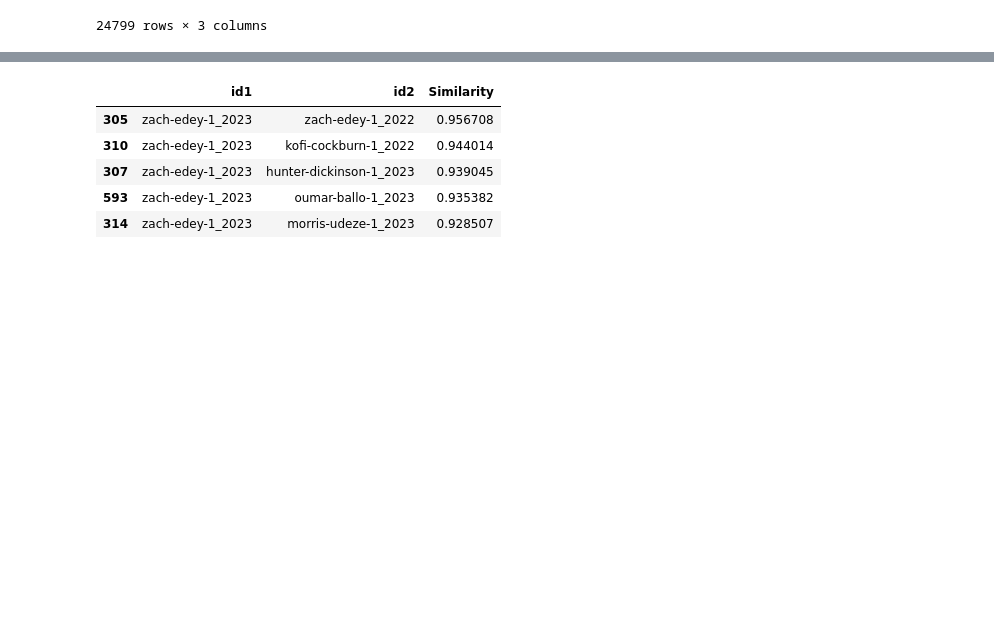
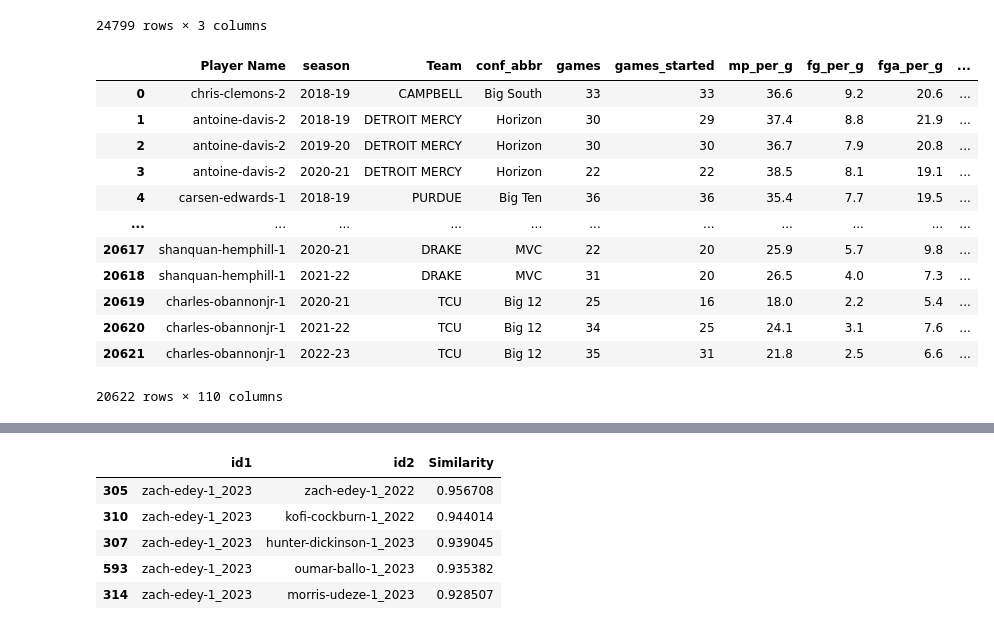
Before and after one commit to zainhoda1/Capstone-project, a Jupyter notebook: Analysis files/player_similarity.ipynb, the cells around one changed output, grey strips where cells are left out. Cells and saved outputs as stored; diff of their text form; code cells hidden in the pictures; blank space fills up the shorter version.

```diff
--- a/Analysis files/player_similarity.ipynb
+++ b/Analysis files/player_similarity.ipynb
@@ -21,3 +86,28 @@ br_pos
 | 24797 | ryan-zambie-1 | 2021-22 | G |
 | 24798 | noah-zoppi-1 | 2020-21 | G |
 24799 rows × 3 columns
+# %%
+d = pd.read_csv("/Users/caldavis/Documents/GitHub/Capstone-project/Data folder/final_dataset.csv")
+d = d[['Player Name', 'season', 'Team', 'conf_abbr', 'games', 'games_started', 'mp_per_g', 'fg_per_g', 'fga_per_g', 'fg_pct', 'fg2_per_g', 'fg2a_per_g', 'fg2_pct', 'fg3_per_g', 'fg3a_per_g', 'fg3_pct', 'ft_per_g', 'fta_per_g', 'ft_pct', 'orb_per_g', 'drb_per_g', 'trb_per_g', 'ast_per_g', 'stl_per_g', 'blk_per_g', 'tov_per_g', 'pf_per_g', 'pts_per_g', 'sos', 'mp', 'fg', 'fga', 'fg2', 'fg2a', 'fg2_pct.1', 'fg3', 'fg3a', 'ft', 'fta', 'orb', 'drb', 'trb', 'ast', 'stl', 'blk', 'tov', 'pf', 'pts', 'fg_per_min', 'fga_per_min', 'fg2_per_min', 'fg2a_per_min', 'fg3_per_min', 'fg3a_per_min', 'ft_per_min', 'fta_per_min', 'trb_per_min', 'ast_per_min', 'stl_per_min', 'blk_per_min', 'tov_per_min', 'pf_per_min', 'pts_per_min',
+    'fg_per_poss', 'fga_per_poss', 'fg2_per_poss', 'fg2a_per_poss', 'fg3_per_poss', 'fg3a_per_poss', 'ft_per_poss', 'fta_per_poss', 'trb_per_poss', 'ast_per_poss', 'stl_per_poss', 'blk_per_poss', 'tov_per_poss', 'pf_per_poss', 'pts_per_poss', 'off_rtg', 'def_rtg',
+    'per', 'ts_pct', 'efg_pct', 'fg3a_per_fga_pct', 'fta_per_fga_pct', 'pprod', 'orb_pct', 'drb_pct', 'trb_pct', 'ast_pct', 'stl_pct', 'blk_pct', 'tov_pct', 'usg_pct', 'ows', 'dws', 'ws', 'ws_per_40', 'obpm', 'dbpm', 'bpm', 'year', 'Ht', 'Wt',
+    'G', 'S', '%Min', 'ORtg', '%Poss', '%Shots']]
+d[['games', 'games_started', 'mp_per_g', 'fg_per_g', 'fga_per_g', 'fg_pct', 'fg2_per_g', 'fg2a_per_g', 'fg2_pct', 'fg3_per_g', 'fg3a_per_g', 'fg3_pct', 'ft_per_g', 'fta_per_g', 'ft_pct', 'orb_per_g', 'drb_per_g', 'trb_per_g', 'ast_per_g', 'stl_per_g', 'blk_per_g', 'tov_per_g', 'pf_per_g', 'pts_per_g', 'sos', 'mp', 'fg', 'fga', 'fg2', 'fg2a', 'fg2_pct.1', 'fg3', 'fg3a', 'ft', 'fta', 'orb', 'drb', 'trb', 'ast', 'stl', 'blk', 'tov', 'pf', 'pts', 'fg_per_min', 'fga_per_min', 'fg2_per_min', 'fg2a_per_min', 'fg3_per_min', 'fg3a_per_min', 'ft_per_min', 'fta_per_min', 'trb_per_min', 'ast_per_min', 'stl_per_min', 'blk_per_min', 'tov_per_min', 'pf_per_min', 'pts_per_min',
+    'fg_per_poss', 'fga_per_poss', 'fg2_per_poss', 'fg2a_per_poss', 'fg3_per_poss', 'fg3a_per_poss', 'ft_per_poss', 'fta_per_poss', 'trb_per_poss', 'ast_per_poss', 'stl_per_poss', 'blk_per_poss', 'tov_per_poss', 'pf_per_poss', 'pts_per_poss', 'off_rtg', 'def_rtg',
+    'per', 'ts_pct', 'efg_pct', 'fg3a_per_fga_pct', 'fta_per_fga_pct', 'pprod', 'orb_pct', 'drb_pct', 'trb_pct', 'ast_pct', 'stl_pct', 'blk_pct', 'tov_pct', 'usg_pct', 'ows', 'dws', 'ws', 'ws_per_40', 'obpm', 'dbpm', 'bpm', 'year', 'Ht', 'Wt',
+    'G', 'S', '%Min', 'ORtg', '%Poss', '%Shots']].apply(pd.to_numeric, errors="ignore")
+d
+# %% [output]
+|  | Player Name | season | Team | conf_abbr | games | games_started | mp_per_g | fg_per_g | fga_per_g | ... |
+| 0 | chris-clemons-2 | 2018-19 | CAMPBELL | Big South | 33 | 33 | 36.6 | 9.2 | 20.6 | ... |
+| 1 | antoine-davis-2 | 2018-19 | DETROIT MERCY | Horizon | 30 | 29 | 37.4 | 8.8 | 21.9 | ... |
+| 2 | antoine-davis-2 | 2019-20 | DETROIT MERCY | Horizon | 30 | 30 | 36.7 | 7.9 | 20.8 | ... |
+| 3 | antoine-davis-2 | 2020-21 | DETROIT MERCY | Horizon | 22 | 22 | 38.5 | 8.1 | 19.1 | ... |
+| 4 | carsen-edwards-1 | 2018-19 | PURDUE | Big Ten | 36 | 36 | 35.4 | 7.7 | 19.5 | ... |
+| ... | ... | ... | ... | ... | ... | ... | ... | ... | ... | ... |
+| 20617 | shanquan-hemphill-1 | 2020-21 | DRAKE | MVC | 22 | 20 | 25.9 | 5.7 | 9.8 | ... |
+| 20618 | shanquan-hemphill-1 | 2021-22 | DRAKE | MVC | 31 | 20 | 26.5 | 4.0 | 7.3 | ... |
+| 20619 | charles-obannonjr-1 | 2020-21 | TCU | Big 12 | 25 | 16 | 18.0 | 2.2 | 5.4 | ... |
+| 20620 | charles-obannonjr-1 | 2021-22 | TCU | Big 12 | 34 | 25 | 24.1 | 3.1 | 7.6 | ... |
+| 20621 | charles-obannonjr-1 | 2022-23 | TCU | Big 12 | 35 | 31 | 21.8 | 2.5 | 6.6 | ... |
+20622 rows × 110 columns
```
Also changed, not shown: parts of 14 cells of this notebook, 1 other file.
